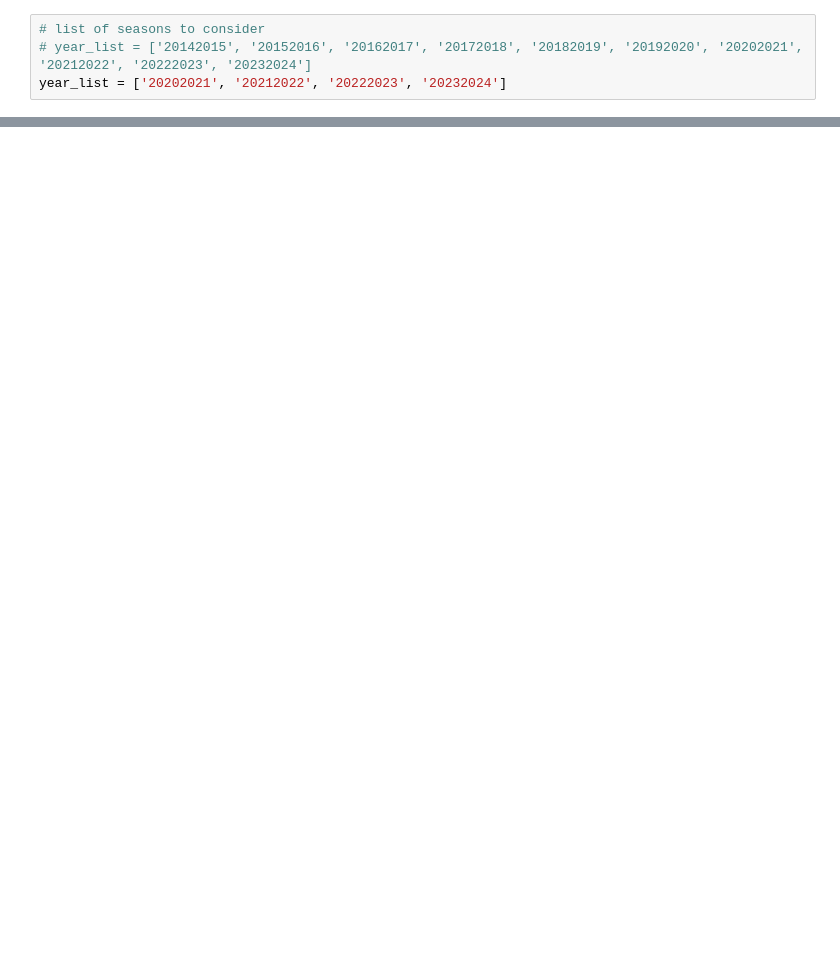
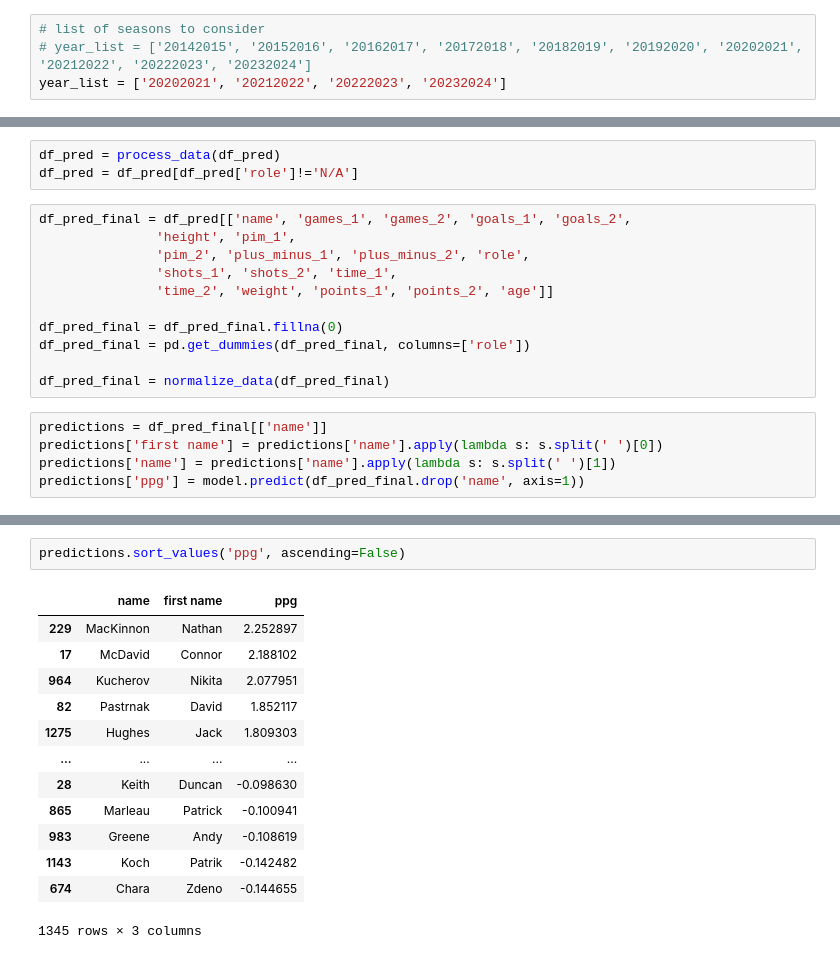
Before and after one commit to Guigui031/Machine-Learning-for-the-Best-NHL-Pool, a Jupyter notebook: ML_for_NHL.ipynb, the cells around one changed output, grey strips where cells are left out. Saved outputs shown, nothing was run; the diff lists cells and outputs as text; blank space fills up the shorter version.

```diff
--- a/ML_for_NHL.ipynb
+++ b/ML_for_NHL.ipynb
@@ -106,0 +316,19 @@ df
+# %%
+df_pred = process_data(df_pred)
+df_pred = df_pred[df_pred['role']!='N/A']
+# %%
+df_pred_final = df_pred[['name', 'games_1', 'games_2', 'goals_1', 'goals_2',
+               'height', 'pim_1',
+               'pim_2', 'plus_minus_1', 'plus_minus_2', 'role',
+               'shots_1', 'shots_2', 'time_1',
+               'time_2', 'weight', 'points_1', 'points_2', 'age']]
+
+df_pred_final = df_pred_final.fillna(0)
+df_pred_final = pd.get_dummies(df_pred_final, columns=['role'])
+
+df_pred_final = normalize_data(df_pred_final)
+# %%
+predictions = df_pred_final[['name']]
+predictions['first name'] = predictions['name'].apply(lambda s: s.split(' ')[0])
+predictions['name'] = predictions['name'].apply(lambda s: s.split(' ')[1])
+predictions['ppg'] = model.predict(df_pred_final.drop('name', axis=1))
@@ -106,0 +351,16 @@ df
+# %%
+predictions.sort_values('ppg', ascending=False)
+# %% [output]
+|  | name | first name | ppg |
+| 229 | MacKinnon | Nathan | 2.252897 |
+| 17 | McDavid | Connor | 2.188102 |
+| 964 | Kucherov | Nikita | 2.077951 |
+| 82 | Pastrnak | David | 1.852117 |
+| 1275 | Hughes | Jack | 1.809303 |
+| ... | ... | ... | ... |
+| 28 | Keith | Duncan | -0.098630 |
+| 865 | Marleau | Patrick | -0.100941 |
+| 983 | Greene | Andy | -0.108619 |
+| 1143 | Koch | Patrik | -0.142482 |
+| 674 | Chara | Zdeno | -0.144655 |
+1345 rows × 3 columns
```
Also changed, not shown: parts of 31 cells of this notebook, 3 other files.
